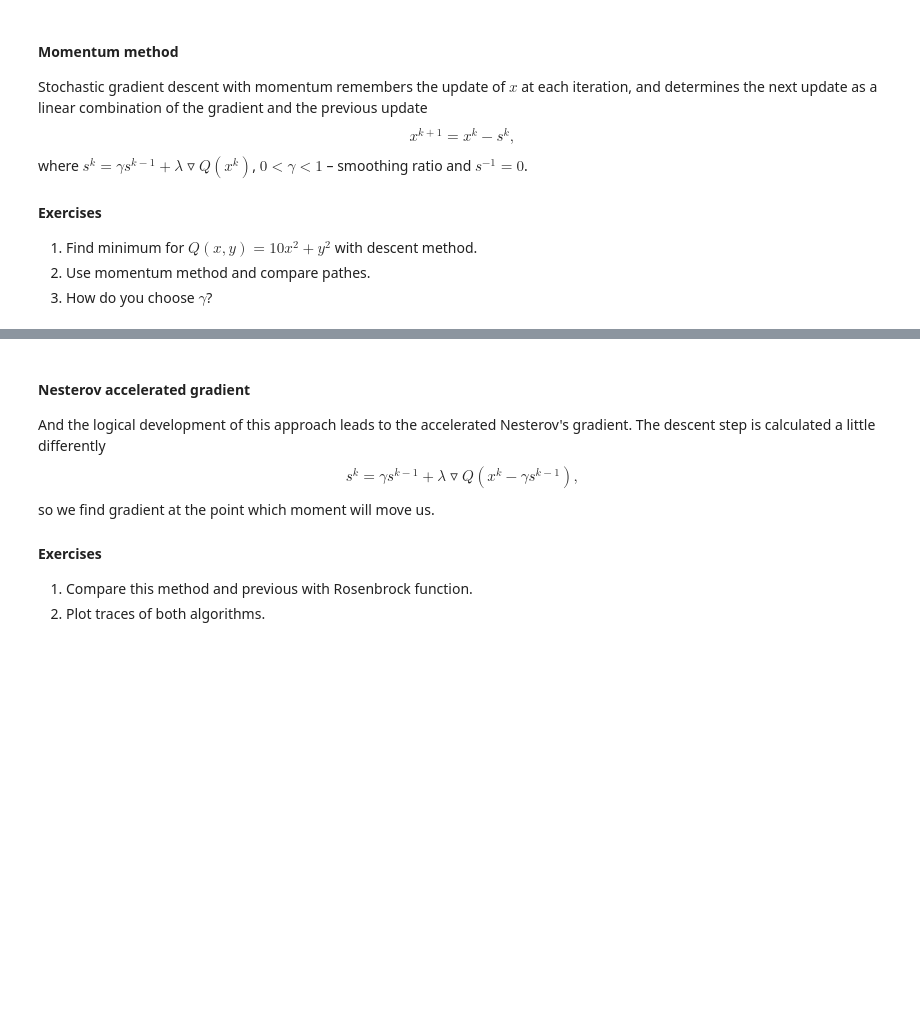
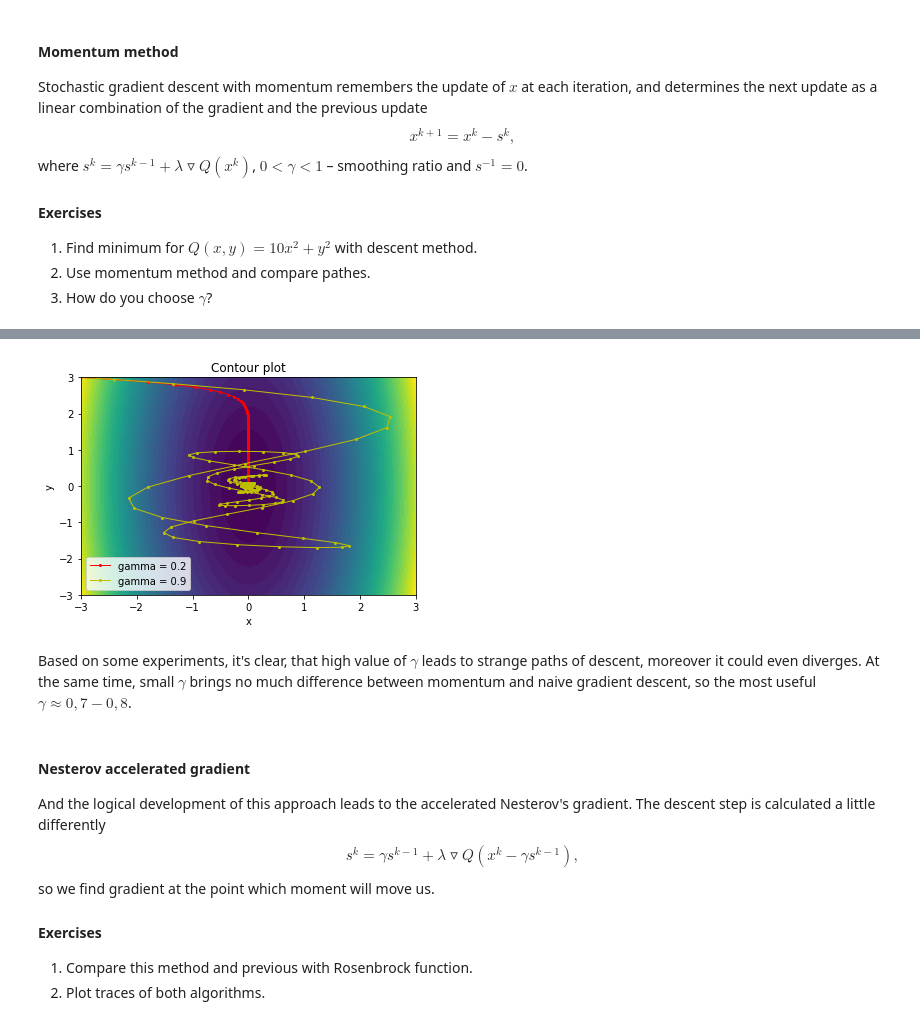
Before and after one commit to slayff/squad, a Jupyter notebook: labs/lab-1.ipynb, the cells around one changed output, grey strips where cells are left out. Cells and saved outputs as stored; diff of their text form; code cells hidden in the pictures; blank space fills up the shorter version.

```diff
--- a/labs/lab-1.ipynb
+++ b/labs/lab-1.ipynb
@@ -1007,3 +1088,21 @@ $$x^{k+1} = x^{k} - s^{k},$$ where $s^k = \gamma s^{k-1} + \lambda\triangledown
+# %%
+momentum_sol_2, route_momentum_2 = MomentumGD(np.array([-3, 3]).reshape(2,1), Func2Value,
+                                  Func2Grad, 0.01, gamma=0.2)
+momentum_sol_3, route_momentum_3 = MomentumGD(np.array([-3, 3]).reshape(2,1), Func2Value,
+                                  Func2Grad, 0.01, gamma=0.95)
+# %%
+plt.title('Contour plot')
+plt.contourf(X, Y, Z, 40)
+plt.plot(route_momentum_2[:, 0], route_momentum_2[:, 1], 'ro-', ms=2, lw=1, label='gamma = 0.2')
+plt.plot(route_momentum_3[:, 0], route_momentum_3[:, 1], 'yo-', ms=2, lw=1, label='gamma = 0.9')
+plt.xlabel('x')
+plt.ylabel('y')
+plt.legend(loc='best')
+plt.show()
+# %% [output]
+[figure, added]
+# %% [markdown]
+Based on some experiments, it's clear, that high value of $\gamma$ leads to strange paths of descent, moreover it could even diverges. At the same time, small $\gamma$ brings no much difference between momentum and naive gradient descent, so the most useful $\gamma \approx 0,7-0,8$.
 # %% [markdown]
 #### Nesterov accelerated gradient
 And the logical development of this approach leads to the accelerated Nesterov's gradient. The descent step is calculated a little differently
```
Also changed, not shown: parts of 16 cells of this notebook, 1 other file.
